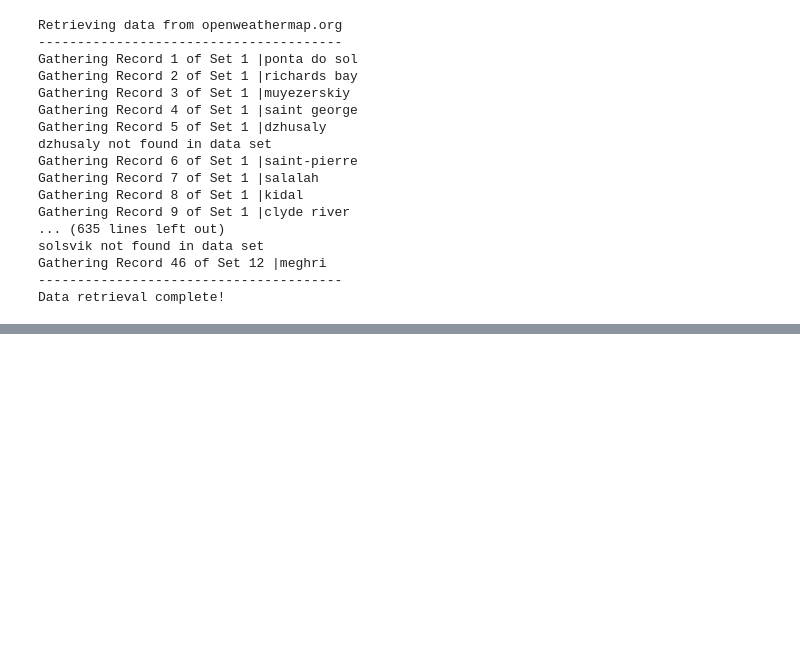
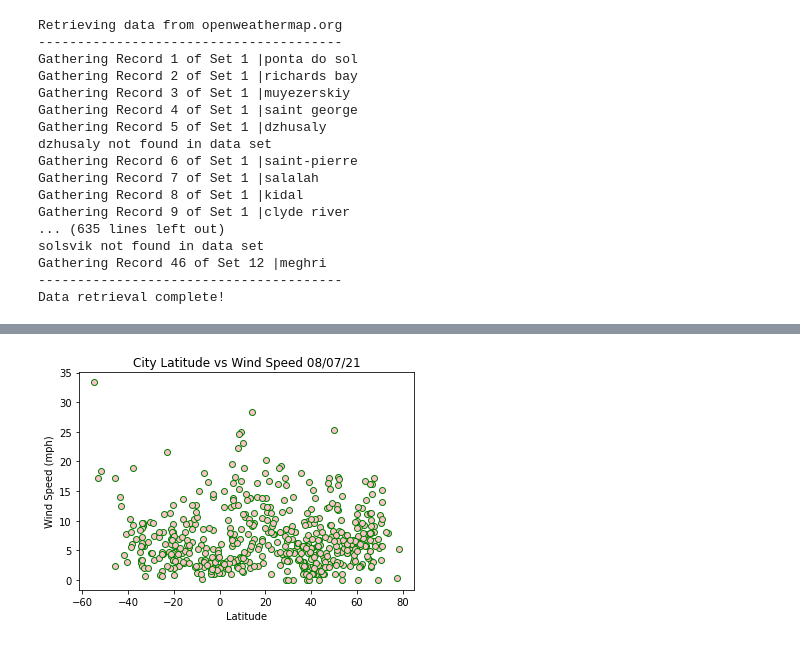
Before and after one commit to KristianSHamilton/api-challenge, a Jupyter notebook: WeatherPy/WeatherPy.ipynb, the cells around one changed output, grey strips where cells are left out. Saved outputs shown, nothing was run; the diff lists cells and outputs as text; code cells hidden in the pictures; blank space fills up the shorter version.

```diff
--- a/WeatherPy/WeatherPy.ipynb
+++ b/WeatherPy/WeatherPy.ipynb
@@ -95,0 +123,9 @@ latitude = response["coord"]["lat"]
+# %%
+plt.scatter(latitude, wind, marker = "o", edgecolor = "green", color = "pink")
+plt.title(f"City Latitude vs Wind Speed {time.strftime('%x')}")
+plt.xlabel("Latitude")
+plt.ylabel("Wind Speed (mph)")
+plt.savefig("./output/Lat vs. Wind Speed.png")
+plt.show()
+# %% [output]
+[figure, added]
```
Also changed, not shown: parts of 6 cells of this notebook.
